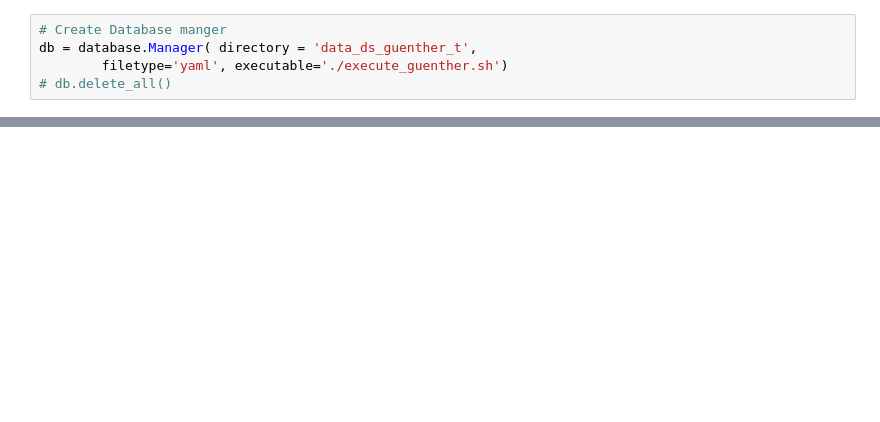
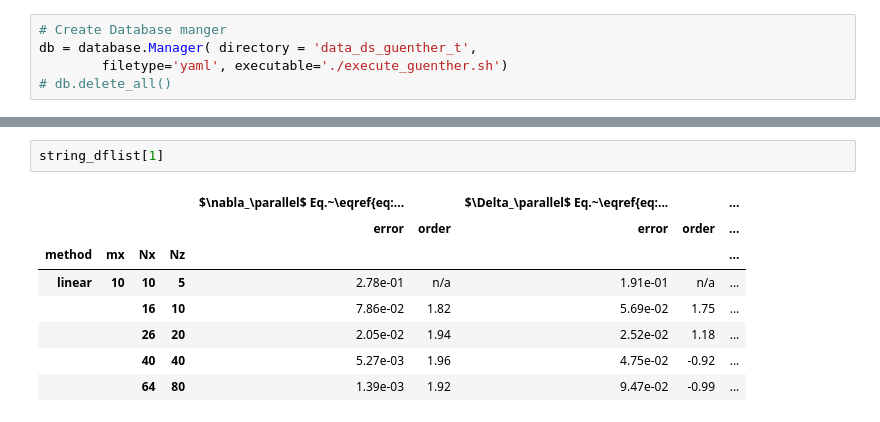
Before and after one commit to mwiesenberger/convergence_ds, a Jupyter notebook: ds_guenther_t.ipynb, the cells around one changed output, grey strips where cells are left out. Saved outputs shown, nothing was run; the diff lists cells and outputs as text; blank space fills up the shorter version.

```diff
--- a/ds_guenther_t.ipynb
+++ b/ds_guenther_t.ipynb
@@ -171,0 +162,11 @@ string_df_dir
+# %%
+string_dflist[1]
+# %% [output]
+|  |  |  |  | $\nabla_\parallel$ Eq.~\eqref{eq:... |  | $\Delta_\parallel$ Eq.~\eqref{eq:... |  | ... |
+|  |  |  |  | error | order | error | order | ... |
+| method | mx | Nx | Nz |  |  |  |  | ... |
+| linear | 10 | 10 | 5 | 2.78e-01 | n/a | 1.91e-01 | n/a | ... |
+|  |  | 16 | 10 | 7.86e-02 | 1.82 | 5.69e-02 | 1.75 | ... |
+|  |  | 26 | 20 | 2.05e-02 | 1.94 | 2.52e-02 | 1.18 | ... |
+|  |  | 40 | 40 | 5.27e-03 | 1.96 | 4.75e-02 | -0.92 | ... |
+|  |  | 64 | 80 | 1.39e-03 | 1.92 | 9.47e-02 | -0.99 | ... |
```
Also changed, not shown: parts of 12 cells of this notebook, 54 other files.
